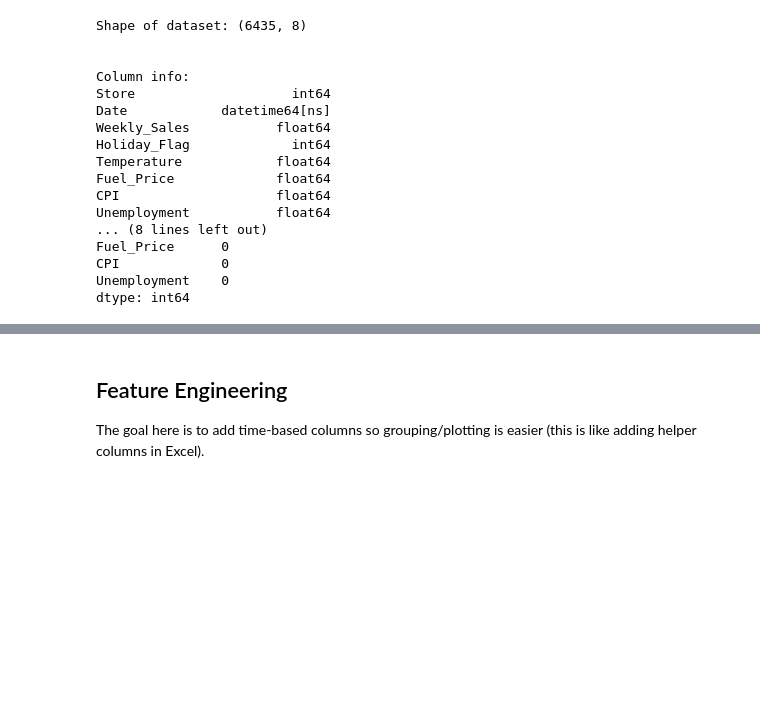
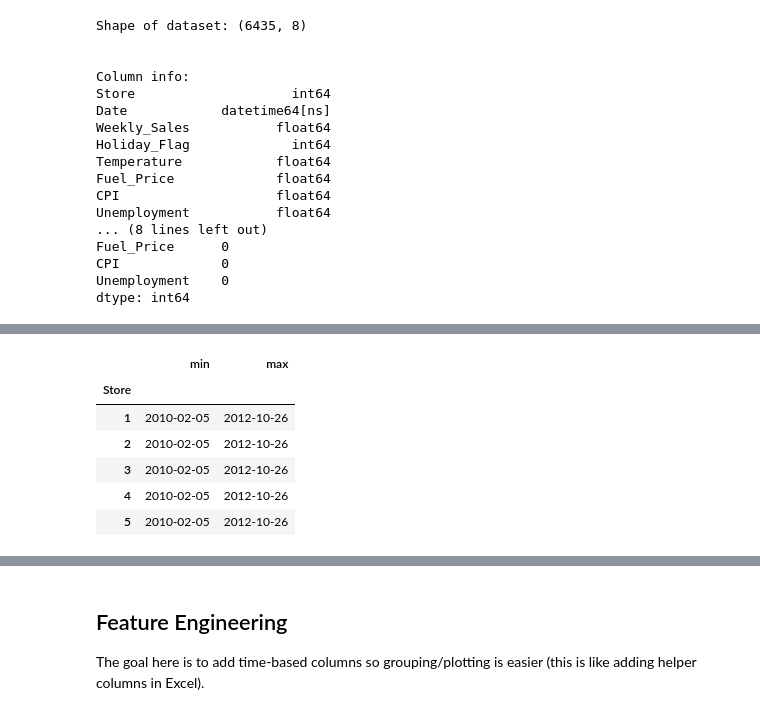
Before and after one commit to freddieguo/guofreddie, a Jupyter notebook: walmart_project/notebook/walmart_analysis.ipynb, the cells around one changed output, grey strips where cells are left out. Drawn from its saved outputs; the diff is of its cells as text; code cells hidden in the pictures; blank space fills up the shorter version.

```diff
--- a/walmart_project/notebook/walmart_analysis.ipynb
+++ b/walmart_project/notebook/walmart_analysis.ipynb
@@ -90,0 +111,12 @@ df.describe().loc[["min", "max"]]
+# %%
+# Check for the earliest and latest date per store
+date_range_per_store = df.groupby("Store")["Date"].agg(["min", "max"])
+date_range_per_store.head()  # Put 45 in the bracket to see all the rows
+# %% [output]
+|  | min | max |
+| Store |  |  |
+| 1 | 2010-02-05 | 2012-10-26 |
+| 2 | 2010-02-05 | 2012-10-26 |
+| 3 | 2010-02-05 | 2012-10-26 |
+| 4 | 2010-02-05 | 2012-10-26 |
+| 5 | 2010-02-05 | 2012-10-26 |
```
Also changed, not shown: parts of 4 cells of this notebook.
